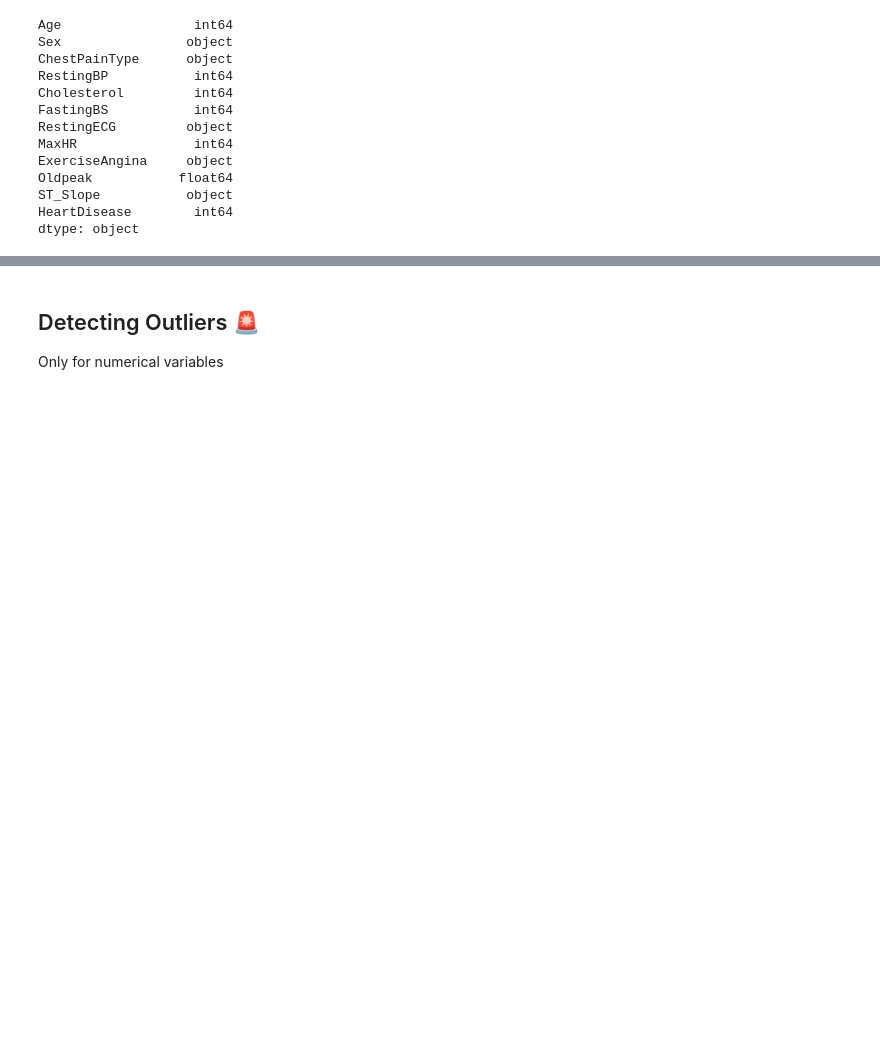
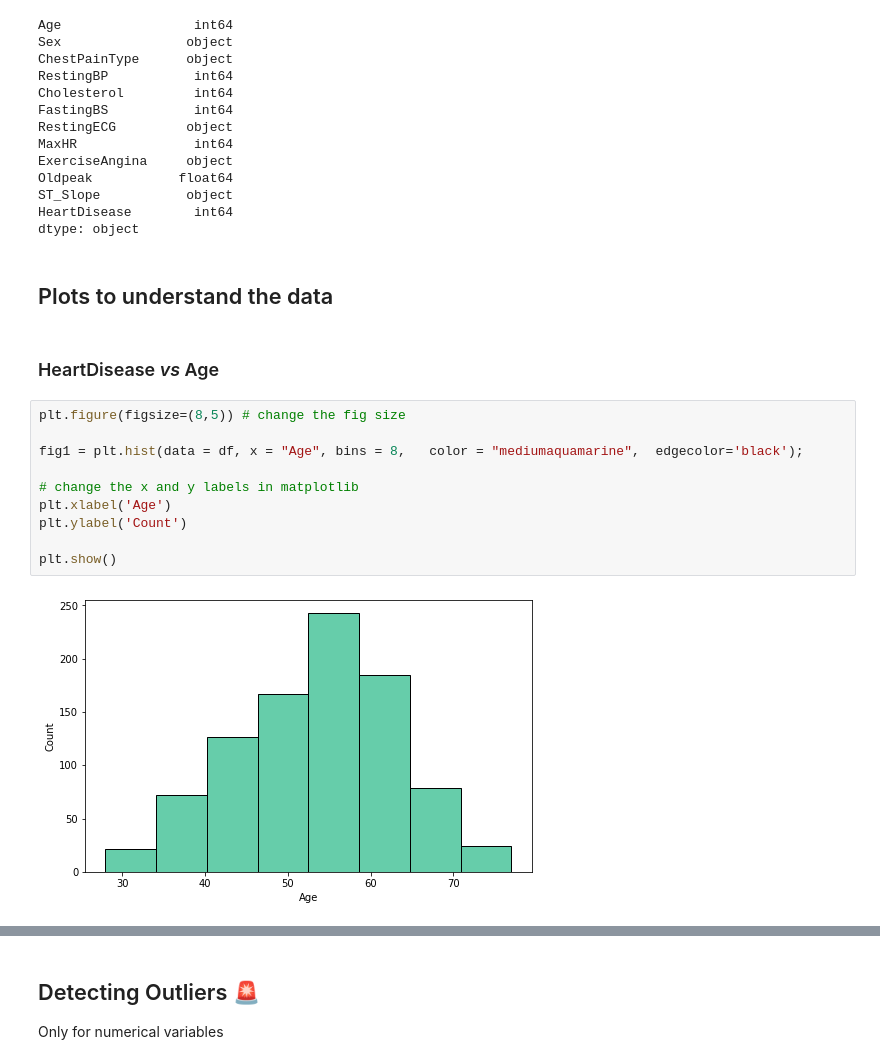
Before and after one commit to AnaAGG/Heart-Disease-Prediction, a Jupyter notebook: notebooks/Untitled.ipynb, the cells around one changed output, grey strips where cells are left out. Cells and saved outputs as stored; diff of their text form; blank space fills up the shorter version.

Commit message:
plots

```diff
--- a/notebooks/Untitled.ipynb
+++ b/notebooks/Untitled.ipynb
@@ -178,3 +180,19 @@ Oldpeak           float64
 ST_Slope           object
 HeartDisease        int64
 dtype: object
+# %% [markdown]
+## Plots to understand the data
+# %% [markdown]
+### HeartDisease *vs* Age
+# %%
+plt.figure(figsize=(8,5)) # change the fig size
+
+fig1 = plt.hist(data = df, x = "Age", bins = 8,   color = "mediumaquamarine",  edgecolor='black');
+
+# change the x and y labels in matplotlib
+plt.xlabel('Age')
+plt.ylabel('Count')
+
+plt.show()
+# %% [output]
+[figure, added]
```
Also changed, not shown: parts of 36 cells of this notebook.
